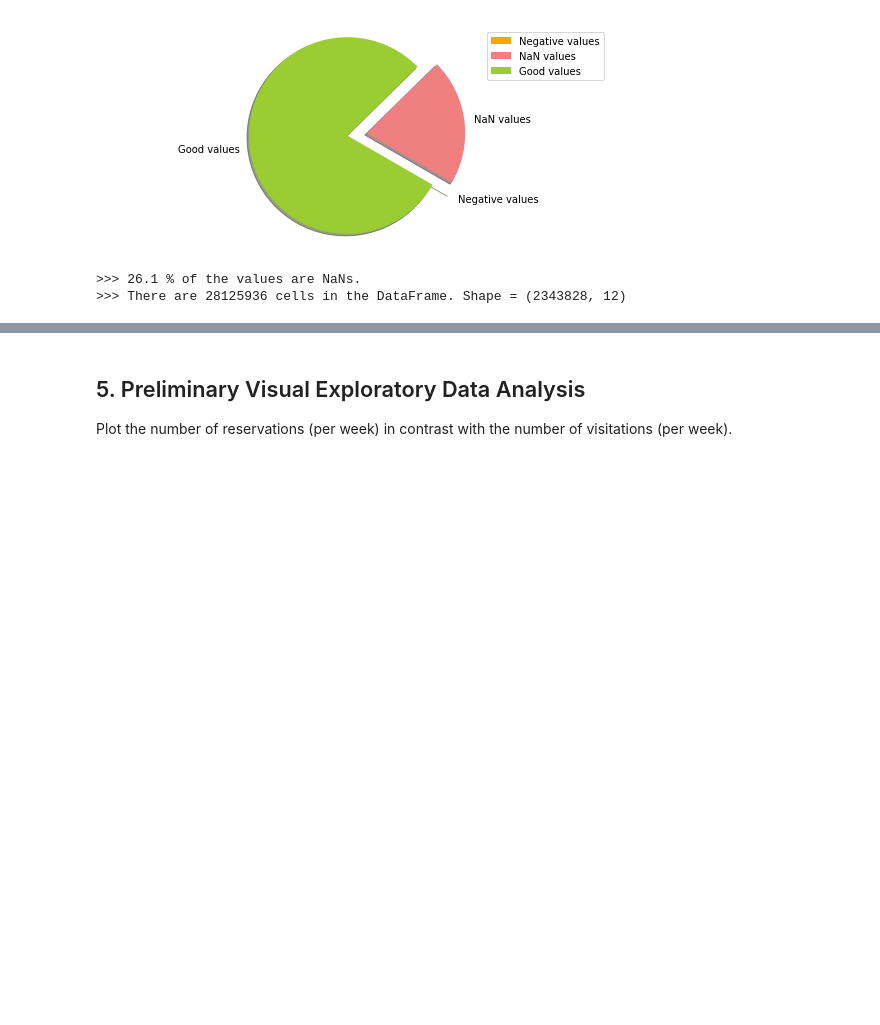
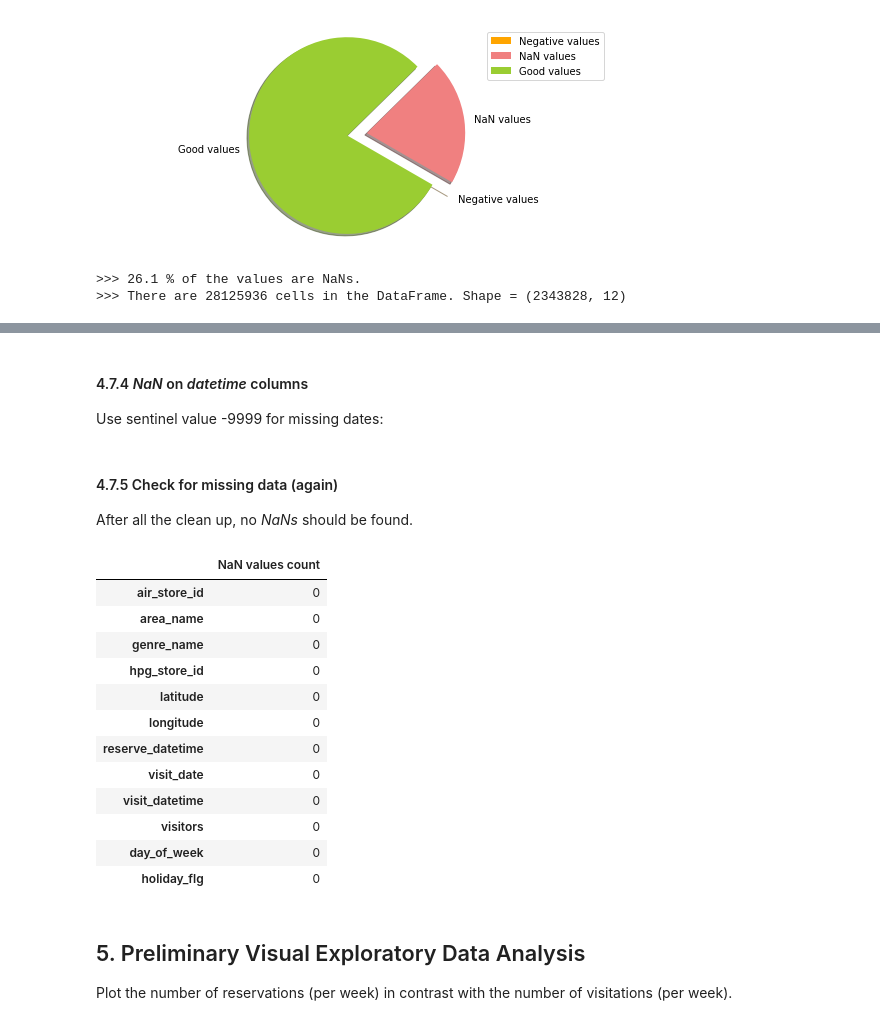
Before and after one commit to karlphillip/DataScience, a Jupyter notebook: Project1/1_data_wrangling_v2.ipynb, the cells around one changed output, grey strips where cells are left out. Drawn from its saved outputs; the diff is of its cells as text; code cells hidden in the pictures; blank space fills up the shorter version.

Commit message:
Project1: finished data wrangling.

```diff
--- a/Project1/1_data_wrangling_v2.ipynb
+++ b/Project1/1_data_wrangling_v2.ipynb
@@ -524,0 +546,4 @@ plot_corruption(total_values, total_neg_count, total_nan_count)
+# %%
+df.fillna(pd.concat([ df.hpg_store_id.map(store_ids_df.set_index('hpg_store_id').air_store_id),
+                      df.air_store_id.map(store_ids_df.set_index('air_store_id').hpg_store_id),
+                    ], axis=1, keys=['air_store_id', 'hpg_store_id']), inplace=True)
@@ -528,0 +561,3 @@ plot_corruption(total_values, total_neg_count, total_nan_count)
+# %% [markdown]
+#### 4.7.4 *NaN* on *datetime* columns
+Use sentinel value -9999 for missing dates:
@@ -529,3 +567,23 @@ plot_corruption(total_values, total_neg_count, total_nan_count)
+# %% [markdown]
+#### 4.7.5 Check for missing data (again)
+After all the clean up, no *NaNs* should be found.
+# %%
+nan_count_df, total_nan_count = check_invalid(df)
+display(nan_count_df)
+# %% [output]
+|  | NaN values count |
+| air_store_id | 0 |
+| area_name | 0 |
+| genre_name | 0 |
+| hpg_store_id | 0 |
+| latitude | 0 |
+| longitude | 0 |
+| reserve_datetime | 0 |
+| visit_date | 0 |
+| visit_datetime | 0 |
+| visitors | 0 |
+| day_of_week | 0 |
+| holiday_flg | 0 |
 # %% [markdown]
 ## 5. Preliminary Visual Exploratory Data Analysis
 Plot the number of reservations (per week) in contrast with the number of visitations (per week).
```
Also changed, not shown: parts of 21 cells of this notebook.
